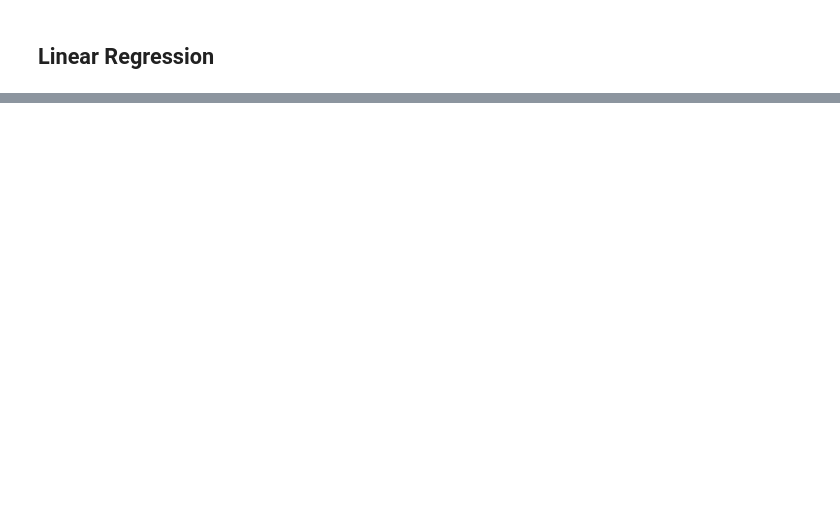
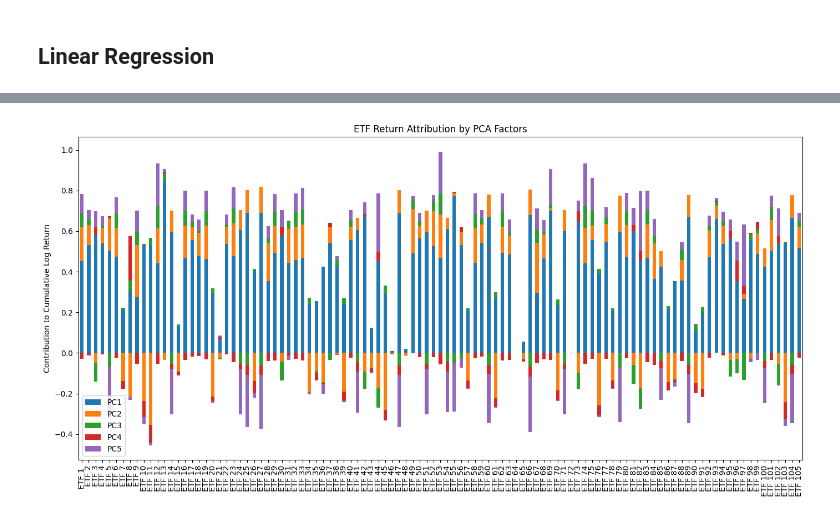
Before and after one commit to alexjablo/qem2-python, a Jupyter notebook: Project_notebook.ipynb, the cells around one changed output, grey strips where cells are left out. Saved outputs shown, nothing was run; the diff lists cells and outputs as text; code cells hidden in the pictures; blank space fills up the shorter version.

```diff
--- a/Project_notebook.ipynb
+++ b/Project_notebook.ipynb
@@ -217,0 +285,23 @@ contrib
+# %%
+factor_returns = pca.transform(X_scaled)
+
+
+
+factor_returns_real = pd.DataFrame(
+    factor_returns_real,
+    index=X.index,
+    columns=[f"PC{i+1}" for i in range(len(X.columns))]
+)
+# %%
+import statsmodels.api as sm
+
+betas_pca = {}
+
+for etf in df_lreturns.columns:
+    y = df_lreturns[etf]
+    X_f = sm.add_constant(factor_returns_real[['PC1','PC2','PC3','PC4','PC5']])  # choose top 2–3
+    model = sm.OLS(y, X_f).fit()
+    betas_pca[etf] = model.params
+# %%
+betas_pca = pd.DataFrame(betas_pca).T
+betas_pca
@@ -217,0 +322,12 @@ contrib
+# %%
+factor_cum = factor_returns_real[['PC1','PC2','PC3','PC4','PC5']].cumsum()
+total_factor_return = factor_cum.iloc[-1]   # final value per PC
+contrib_pca = betas_pca.drop(columns='const').multiply(total_factor_return, axis=1)
+# %%
+contrib_pca.plot(kind='bar', stacked=True, figsize=(14,7))
+plt.title("ETF Return Attribution by PCA Factors")
+plt.ylabel("Contribution to Cumulative Log Return")
+plt.tight_layout()
+plt.show()
+# %% [output]
+[figure, added]
```
Also changed, not shown: parts of 17 cells of this notebook.
